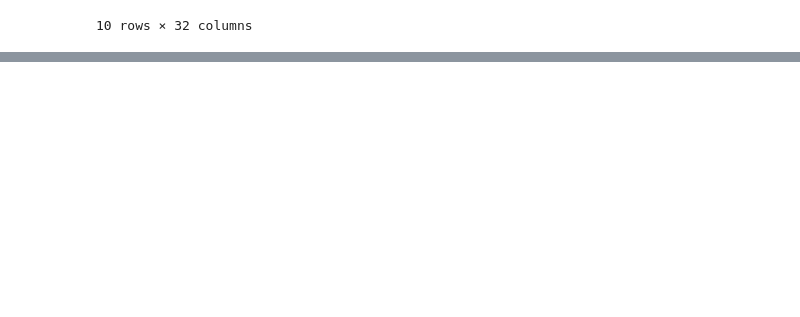
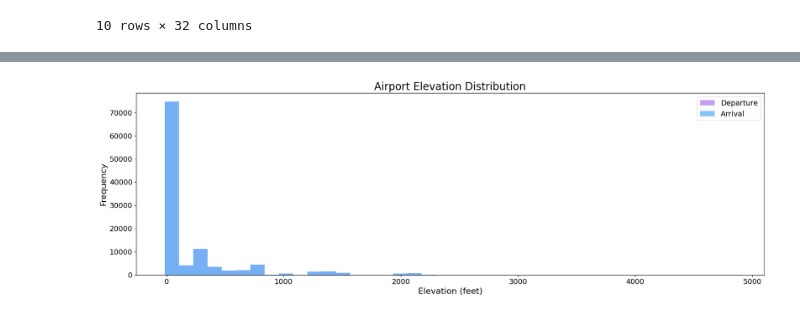
Before and after one commit to Johannes-Kutsch/flight-delay-prediction-challenge, a Jupyter notebook: Notebooks_Personal/Nazila.ipynb, the cells around one changed output, grey strips where cells are left out. Saved outputs shown, nothing was run; the diff lists cells and outputs as text; code cells hidden in the pictures; blank space fills up the shorter version.

Commit message:
Add EDA: missing values, duplicates, numeric distributions, and time-based feature analysis

```diff
--- a/Notebooks_Personal/Nazila.ipynb
+++ b/Notebooks_Personal/Nazila.ipynb
@@ -706,0 +848,29 @@ route_dups_sorted.head(10)
+# %%
+import matplotlib.pyplot as plt
+
+# ----------------------------
+# Airport elevation distribution (readable version)
+# ----------------------------
+
+plt.figure(figsize=(18, 6))
+
+plt.hist(train_df["dep_elevation"], bins=40,
+         label="Departure", color="#B388EB", alpha=0.8)
+
+plt.hist(train_df["arr_elevation"], bins=40,
+         label="Arrival", color="#64B5F6", alpha=0.8)
+
+plt.title("Airport Elevation Distribution", fontsize=20)
+plt.xlabel("Elevation (feet)", fontsize=16)
+plt.ylabel("Frequency", fontsize=16)
+
+#
+plt.xticks(fontsize=14)
+plt.yticks(fontsize=14)
+
+plt.legend(fontsize=14)
+
+plt.tight_layout()
+plt.show()
+# %% [output]
+[figure, added]
```
Also changed, not shown: parts of 31 cells of this notebook.
